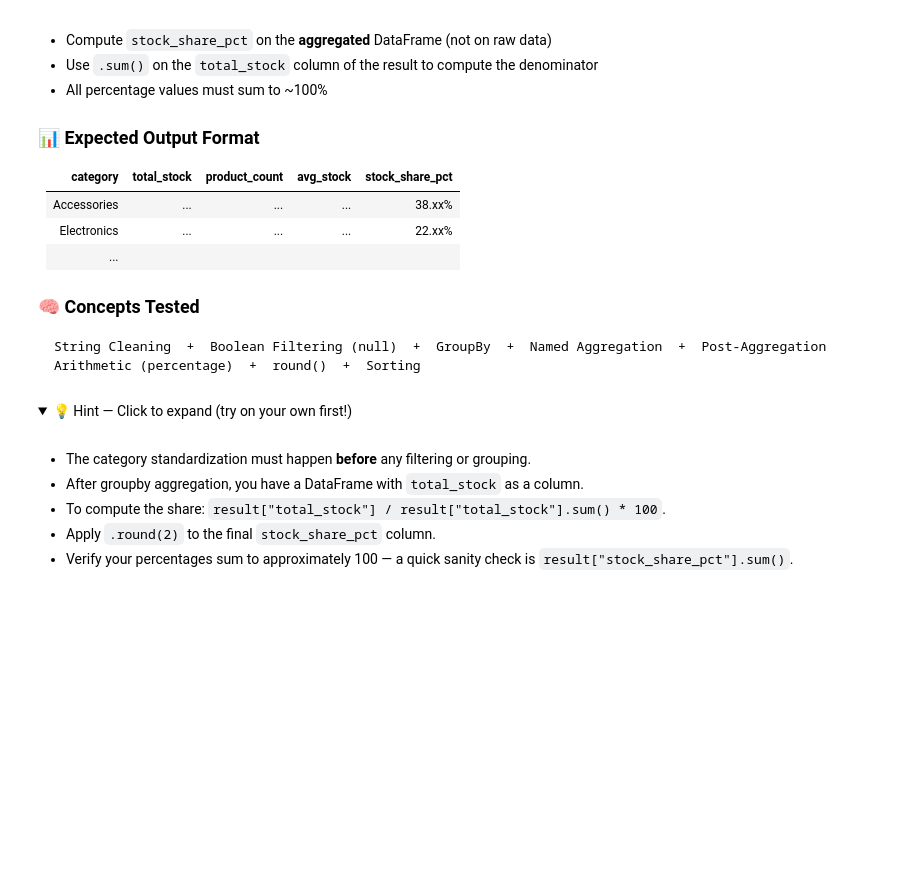
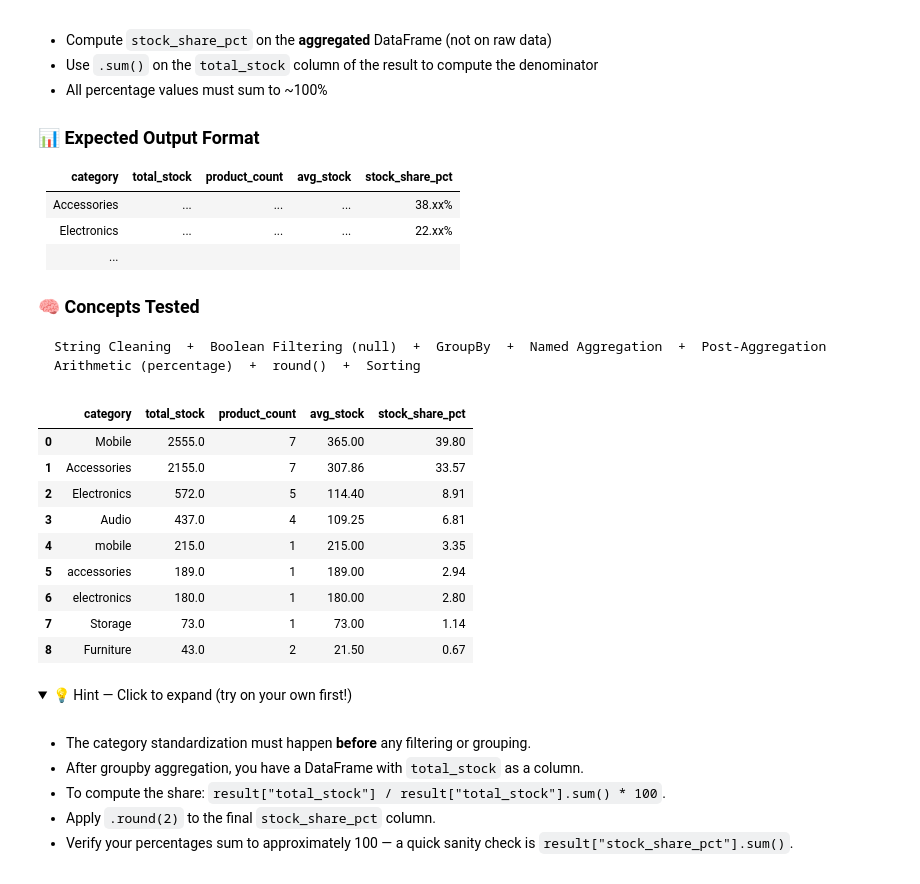
Before and after one commit to abhishekkatewaofficial-lab/Machine-Learning, a Jupyter notebook: Notes/Pandas/4. Practice/Pandas_Practice_Series_Notebook_01.ipynb, the cells around one changed output. Cells and saved outputs as stored; diff of their text form; code cells hidden in the pictures; folded sections open; blank space fills up the shorter version.

````diff
--- a/Notes/Pandas/4. Practice/Pandas_Practice_Series_Notebook_01.ipynb
+++ b/Notes/Pandas/4. Practice/Pandas_Practice_Series_Notebook_01.ipynb
@@ -1968,43 +1992,54 @@ From the `products` DataFrame:
 String Cleaning  +  Boolean Filtering (null)  +  GroupBy  +  Named Aggregation  +  Post-Aggregation Arithmetic (percentage)  +  round()  +  Sorting
 ```
 # %%
-#step1: make copy of data
+#COPY
 
 product = products.copy()
 
-#step2: Clean category column
+#FILTER
 
-product['category'] = product['category'].str.strip().str.title()
-
-#step3: Remove na stock quantity
 product = product[product['stock_quantity'].notna()]
 
-#step4: Groupby
+#AGGREGATE
 
-product = product.groupby('category').agg(
-    total_stock  =('stock_quantity','sum'),
-    product_count = ('product_id','count',),
+product = product.groupby(
+    by=['category'],
+    observed=True
+).agg(
+    total_stock = ('stock_quantity','sum'),
+    product_count = ('category','count'),
     avg_stock = ('stock_quantity','mean')
+).round(
+    {
+        'avg_stock':2
+    }
+)
 
-).round({
-    'avg_stock': 2
-})
+#ADD COLUMN
 
-#Step5: Stock share pct
+product['stock_share_pct'] = (product['total_stock']/product['total_stock'].sum()*100).round(2)
 
-product['stock_share_pct'] = (
-    product['total_stock'] / product['total_stock'].sum() * 100
-).round(2)
+#SORT
 
-# Step6: Sort and reset index
-
-product = product.sort_values(
-    by='stock_share_pct',
-    ascending=False
+product = product.sort_values (
+    by=['stock_share_pct'],
+    ascending=[False]
 ).reset_index()
 
 
+
 display(product)
+# %% [output]
+|  | category | total_stock | product_count | avg_stock | stock_share_pct |
+| 0 | Mobile | 2555.0 | 7 | 365.00 | 39.80 |
+| 1 | Accessories | 2155.0 | 7 | 307.86 | 33.57 |
+| 2 | Electronics | 572.0 | 5 | 114.40 | 8.91 |
+| 3 | Audio | 437.0 | 4 | 109.25 | 6.81 |
+| 4 | mobile | 215.0 | 1 | 215.00 | 3.35 |
+| 5 | accessories | 189.0 | 1 | 189.00 | 2.94 |
+| 6 | electronics | 180.0 | 1 | 180.00 | 2.80 |
+| 7 | Storage | 73.0 | 1 | 73.00 | 1.14 |
+| 8 | Furniture | 43.0 | 2 | 21.50 | 0.67 |
 # %% [markdown]
 <details>
 <summary>💡 Hint — Click to expand (try on your own first!)</summary>
````
Also changed, not shown: parts of 2 cells of this notebook, 1 other file.
